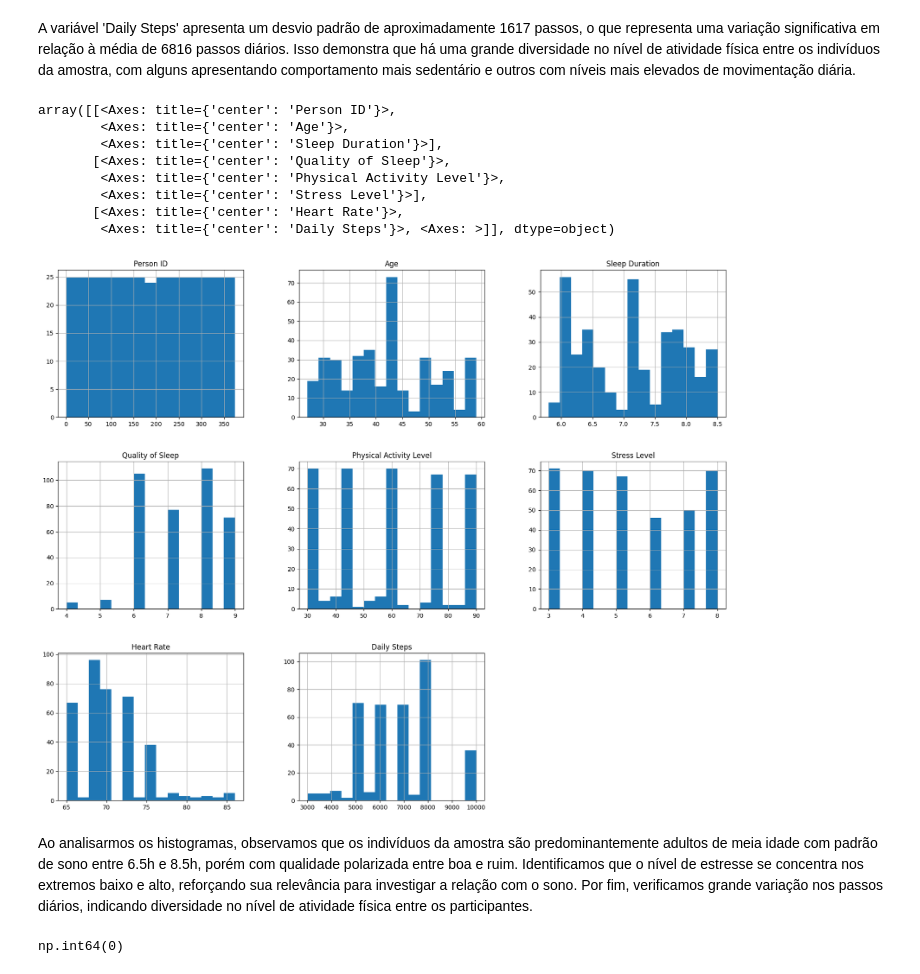
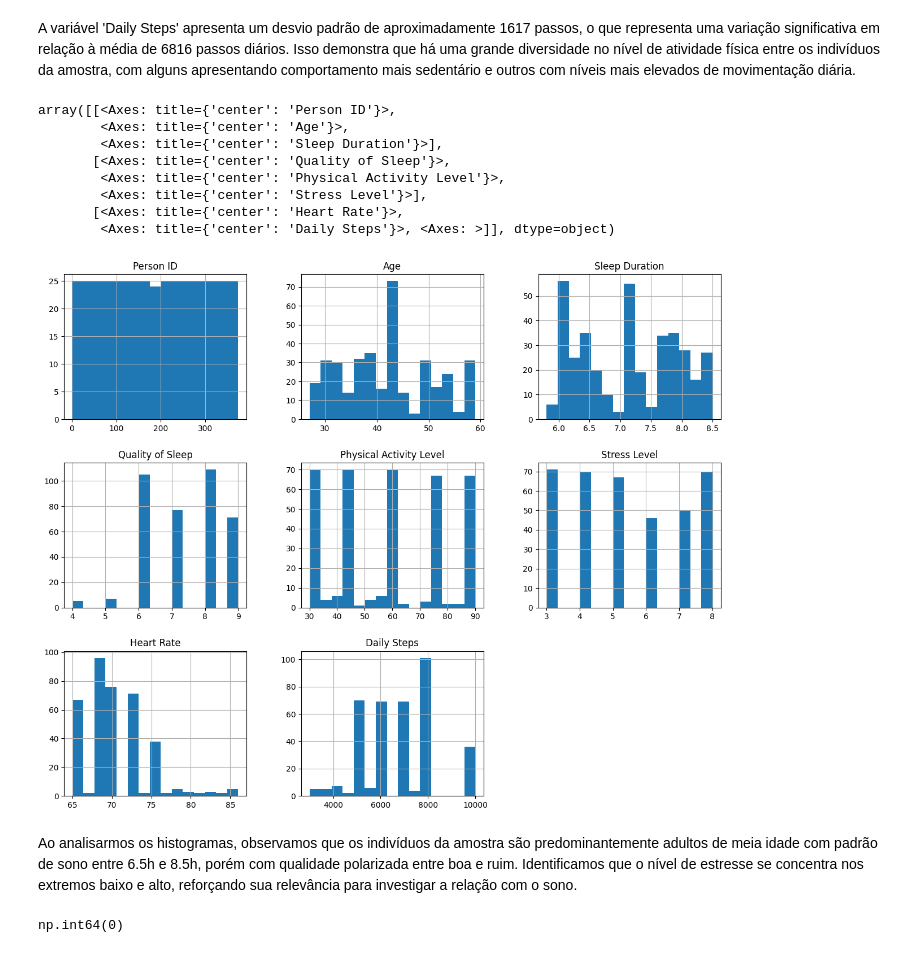
Before and after one commit to enzobanin/AnaliseDeDados, a Jupyter notebook: sonoEstiloDeVida.ipynb, the cells around one changed output. Saved outputs shown, nothing was run; the diff lists cells and outputs as text; code cells hidden in the pictures.

```diff
--- a/sonoEstiloDeVida.ipynb
+++ b/sonoEstiloDeVida.ipynb
@@ -92,18 +92,18 @@ df.describe()
 # %% [markdown]
 A variável 'Daily Steps' apresenta um desvio padrão de aproximadamente 1617 passos, o que representa uma variação significativa em relação à média de 6816 passos diários. Isso demonstra que há uma grande diversidade no nível de atividade física entre os indivíduos da amostra, com alguns apresentando comportamento mais sedentário e outros com níveis mais elevados de movimentação diária.
 # %%
-df.hist(bins=15, figsize=(20,16))
+df.hist(bins=15, figsize=(15,12))
 # %% [output]
 array([[<Axes: title={'center': 'Person ID'}>,
         <Axes: title={'center': 'Age'}>,
         <Axes: title={'center': 'Sleep Duration'}>],
        [<Axes: title={'center': 'Quality of Sleep'}>,
         <Axes: title={'center': 'Physical Activity Level'}>,
         <Axes: title={'center': 'Stress Level'}>],
        [<Axes: title={'center': 'Heart Rate'}>,
         <Axes: title={'center': 'Daily Steps'}>, <Axes: >]], dtype=object)
-[figure, old version]
+[figure, new version]
 # %% [markdown]
-Ao analisarmos os histogramas, observamos que os indivíduos da amostra são predominantemente adultos de meia idade com padrão de sono entre 6.5h e 8.5h, porém com qualidade polarizada entre boa e ruim. Identificamos que o nível de estresse se concentra nos extremos baixo e alto, reforçando sua relevância para investigar a relação com o sono. Por fim, verificamos grande variação nos passos diários, indicando diversidade no nível de atividade física entre os participantes.
+Ao analisarmos os histogramas, observamos que os indivíduos da amostra são predominantemente adultos de meia idade com padrão de sono entre 6.5h e 8.5h, porém com qualidade polarizada entre boa e ruim. Identificamos que o nível de estresse se concentra nos extremos baixo e alto, reforçando sua relevância para investigar a relação com o sono.
 # %%
 df.duplicated().sum()
```
Also changed, not shown: parts of 7 cells of this notebook.
